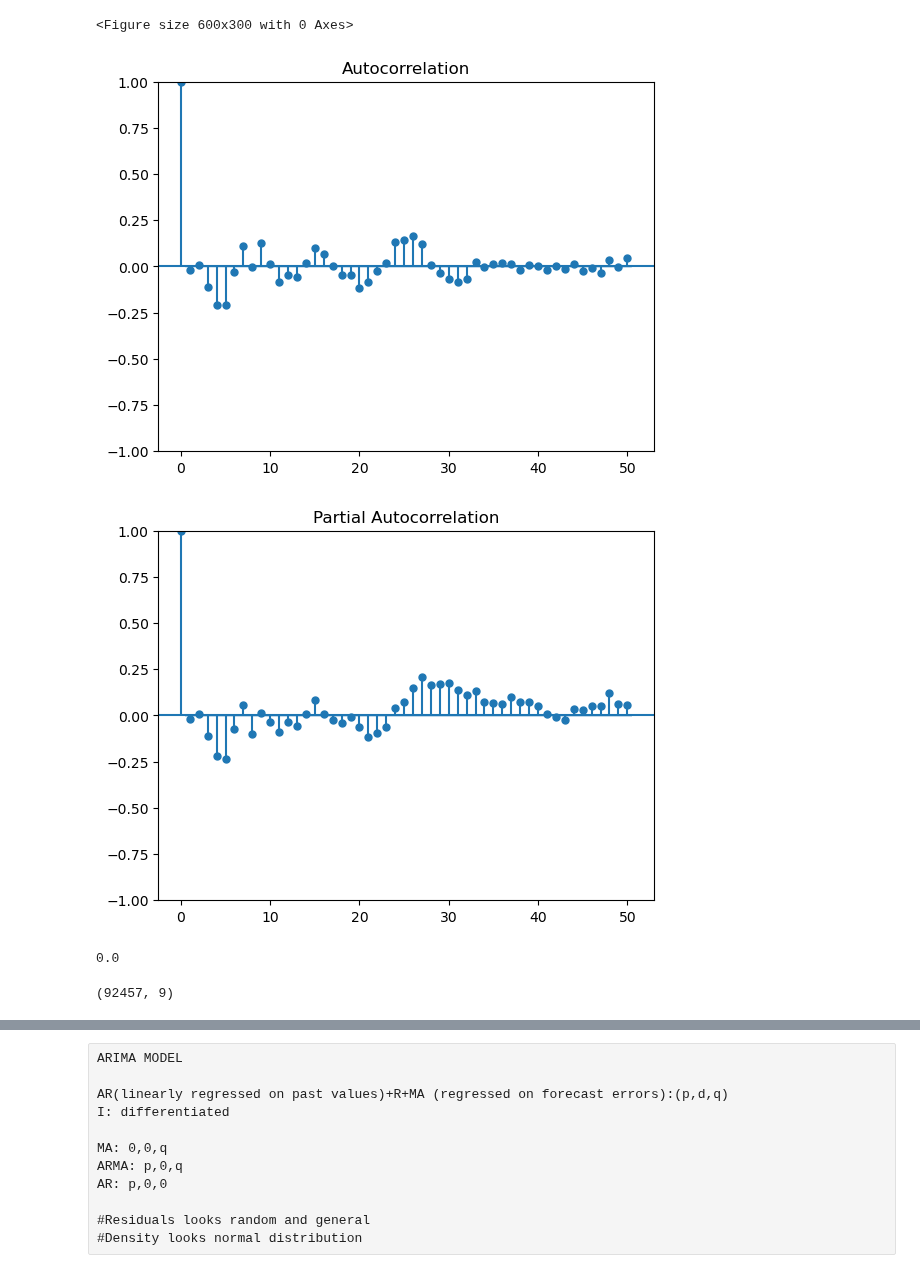
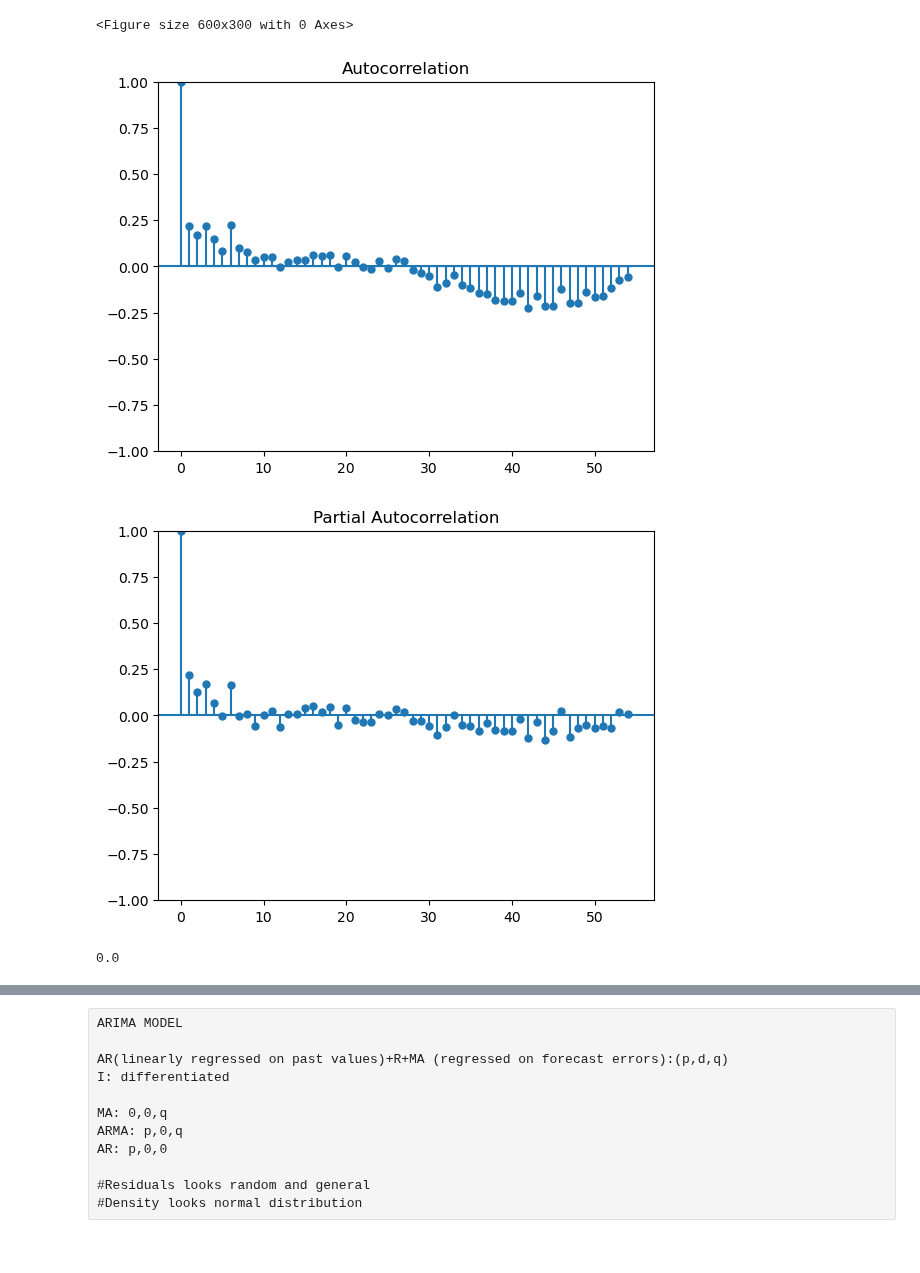
Before and after one commit to goksu-uzunturk/DI502_ElectricityPrediction, a Jupyter notebook: notebooks/ARIMA_TimeSeries_20November.ipynb, the cells around one changed output, grey strips where cells are left out. Saved outputs shown, nothing was run; the diff lists cells and outputs as text; code cells hidden in the pictures.

Commit message:
arima update

```diff
--- a/notebooks/ARIMA_TimeSeries_20November.ipynb
+++ b/notebooks/ARIMA_TimeSeries_20November.ipynb
@@ -64,14 +165,17 @@ train_6 = filtered_train[(filtered_train['site_id'] == 6) & (filtered_train['pri
 # %%
-#ACF PACF
+#ARIMA Model
+#Is time series stationary
+#ACF: How well the current observation correlates with past observations (t and t-2)
+#PACF: t and t-1
 
 from statsmodels.graphics.tsaplots import plot_acf, plot_pacf
 plt.figure(figsize=(6, 3))
-acf_original=plot_acf(train_6['meter_reading'])
-pacf_original=plot_pacf(train_6['meter_reading'])
+acf_original=plot_acf(df['log_meter_reading'])
+pacf_original=plot_pacf(df['log_meter_reading'])
 plt.show()
 # %% [output]
 <Figure size 600x300 with 0 Axes>
-[figure, old version]
+[figure, new version]
-[figure, old version]
+[figure, new version]
 # %%
 #ADF Test
@@ -80,9 +183,5 @@ adf_test=adfuller(train_6['meter_reading_log'])
 print(adf_test[1])
 # %% [output]
 0.0
-# %%
-train_6.shape
-# %% [output]
-(92457, 9)
 # %%
 plt.figure(figsize=(12, 3))
```
Also changed, not shown: parts of 19 cells of this notebook.
